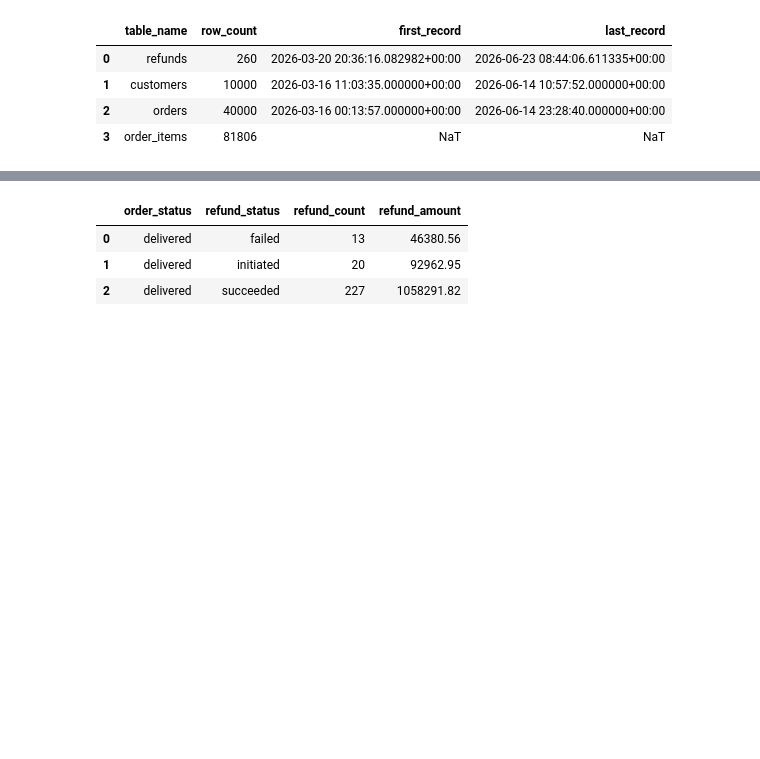
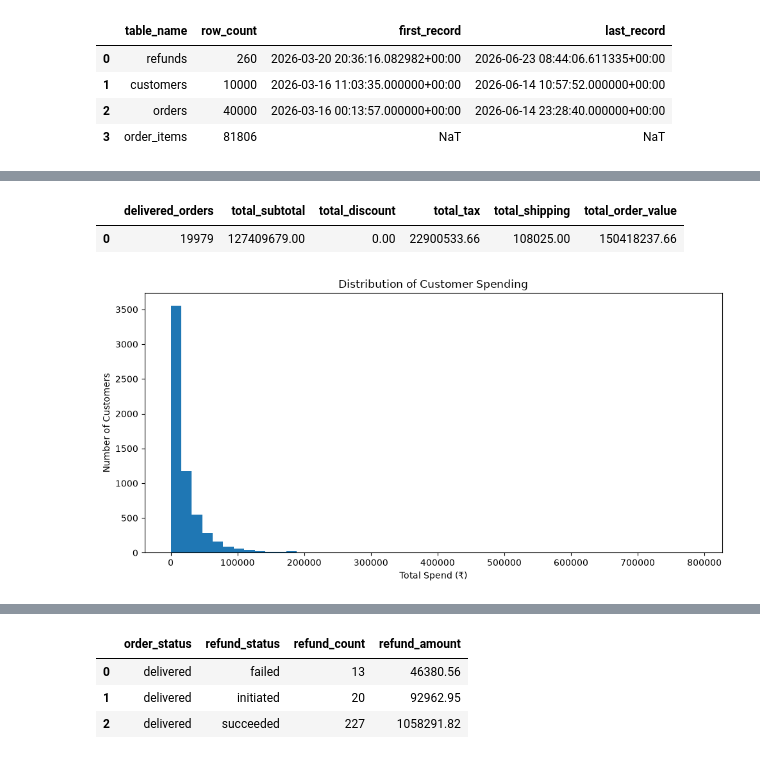
Before and after one commit to neharika/rfm-customer-segmentation, a Jupyter notebook: notebooks/01_exploration.ipynb, the cells around one changed output, grey strips where cells are left out. Saved outputs shown, nothing was run; the diff lists cells and outputs as text; code cells hidden in the pictures; blank space fills up the shorter version.

```diff
--- a/notebooks/01_exploration.ipynb
+++ b/notebooks/01_exploration.ipynb
@@ -241,0 +484,14 @@ refund_summary
+# %%
+customer_order_metrics = (
+    delivered_orders
+    .groupby('customer_id')
+    .agg(
+        total_spend=('net_order_value', 'sum'),
+        order_count=('order_id', 'count'),
+        first_order_date=('created_at', 'min'),
+        last_order_date=('created_at', 'max')
+    )
+    .reset_index()
+)
+
+customer_order_metrics.head()
@@ -241,0 +505,14 @@ refund_summary
+# %%
+customers_df = pd.read_sql(
+    "SELECT customer_id FROM ecom.customers",
+    engine
+)
+customer_df = customers_df.merge(
+    customer_order_metrics,
+    on='customer_id',
+    how='left'
+)
+customer_df['total_spend'] = customer_df['total_spend'].fillna(0)
+customer_df['order_count'] = customer_df['order_count'].fillna(0).astype(int)
+
+customer_df.head()
@@ -241,0 +794,6 @@ refund_summary
+# %%
+active_customers = customer_df[
+    customer_df['order_count'] > 0
+].copy()
+
+active_customers['total_spend'].describe(percentiles=[0.25, 0.50, 0.75, 0.90, 0.95])
@@ -241,0 +871,31 @@ refund_summary
+# %%
+query = """
+SELECT
+    COUNT(*) AS delivered_orders,
+    ROUND(SUM(subtotal)::numeric, 2) AS total_subtotal,
+    ROUND(SUM(discount)::numeric, 2) AS total_discount,
+    ROUND(SUM(tax)::numeric, 2) AS total_tax,
+    ROUND(SUM(shipping_fee)::numeric, 2) AS total_shipping,
+    ROUND(SUM(total)::numeric, 2) AS total_order_value
+FROM ecom.orders
+WHERE LOWER(TRIM(status)) = 'delivered';
+"""
+
+order_breakdown_df = pd.read_sql(query, engine)
+order_breakdown_df
+# %% [output]
+|  | delivered_orders | total_subtotal | total_discount | total_tax | total_shipping | total_order_value |
+| 0 | 19979 | 127409679.00 | 0.00 | 22900533.66 | 108025.00 | 150418237.66 |
+# %%
+import matplotlib.pyplot as plt
+
+plt.figure(figsize=(10, 5))
+plt.hist(active_customers['total_spend'], bins=50)
+plt.title('Distribution of Customer Spending')
+plt.xlabel('Total Spend (₹)')
+plt.ylabel('Number of Customers')
+
+plt.tight_layout()
+plt.show()
+# %% [output]
+[figure, added]
```
Also changed, not shown: parts of 66 cells of this notebook.
